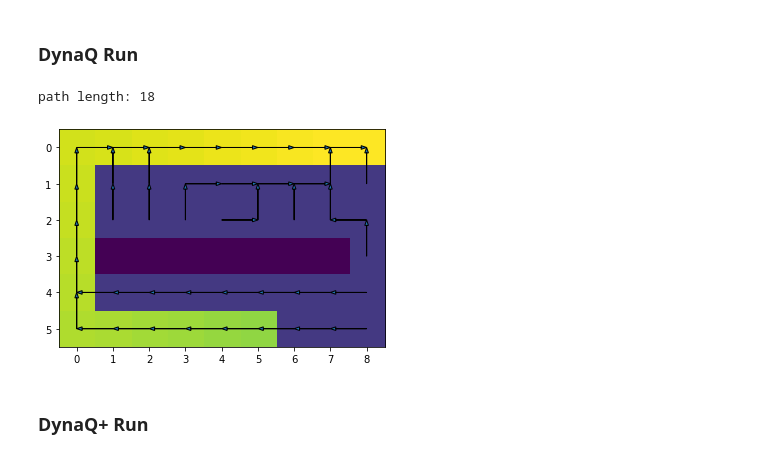
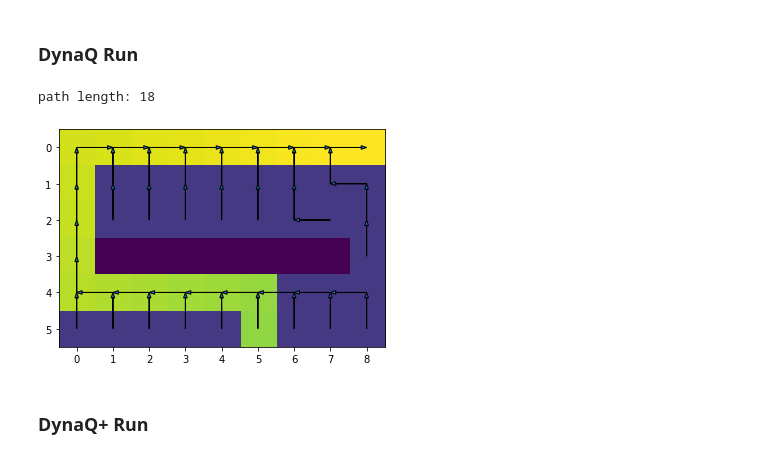
Before and after one commit to MaraTomasek/ML-Notebooks, a Jupyter notebook: Reinforcement_Learning/ch8-tabular.ipynb, the cells around one changed output. Drawn from its saved outputs; the diff is of its cells as text; code cells hidden in the pictures.

Commit message:
removed history recording from prioritized_sweep and double selection of the action inside the classes and the train function

```diff
--- a/Reinforcement_Learning/ch8-tabular.ipynb
+++ b/Reinforcement_Learning/ch8-tabular.ipynb
@@ -96,7 +99,6 @@ class DynaQ:
 
 
     def step(self, S, A):
-
         Sn, R = self.move(S, A)
 
         # Only add to History if it isnt full yet
@@ -117,6 +119,10 @@ class DynaQ:
     def m_update(self, S, A, R, Sn):
         idx         = (S[0], S[1], A)
         self.M[idx] = R, Sn[0], Sn[1]
+
+    def update(self, S, A, R, Sn):
+        self.q_update(S, A, R, Sn)
+        self.m_update(S, A, R, Sn)
 
     def plan(self):
         for step in range(self.plan_steps):
@@ -195,9 +201,9 @@ class DynaQ:
     def create_direction_map_img(self):
         arr_len    = 0.85
         grid       = self.create_best_path_img()
-        directions = [((x, y), np.argmax(self.Q[x, y]))
+        directions = [(S, self.greedy(S))
                       for x in range(self.maze.shapex)
-                      for y in range(self.maze.shapey)]
+                      for y in range(self.maze.shapey) if (S := (x, y))]
 
         for i in directions:
             if i[0] not in self.maze.walls and i[0] != self.maze.goal:
@@ -366,10 +371,11 @@ switch   = episodes // 2
 def train(agent, world):
     agent.reset()
     world.reset_walls()
-    cum_reward = [0]
+    reward_history = []
 
     for episode in range(episodes):
         S = world.start
+        t = 0
 
         if episode == switch:
             world.change(remove=[(3, 8)])
@@ -377,25 +383,26 @@ def train(agent, world):
         while True:
             A     = agent.epsilon_greedy(S)
             Sn, R = agent.step(S, A)
-            agent.q_update(S, A, R, Sn)
-            agent.m_update(S, A, R, Sn)
+            agent.update(S, A, R, Sn)
 
             S = Sn
             agent.plan()
 
-            if agent.done(S):
-                cum_reward.append((cum_reward[-1] + R) / len(cum_reward))
+            t += 1
+            if agent.done(S) or t > 50:
+                reward_history.append((R, t))
                 break
-    return cum_reward[1:]
+
+    return np.array(reward_history)
 # %% [markdown]
 ### DynaQ Run
 # %%
-agent       = DynaQ(world, moves, plan_steps=50, alpha=0.1, epsilon=0.1, gamma=0.95)
-cum_reward1 = train(agent, world)
+agent   = DynaQ(world, moves, plan_steps=50, alpha=0.1, epsilon=0.1, gamma=0.95)
+reward1 = train(agent, world)
 agent.draw_path_and_dir_map();
 # %% [output]
 path length: 18
-[figure, old version]
+[figure, new version]
 # %% [markdown]
 ### DynaQ+ Run
 # %%
```
Also changed, not shown: parts of 9 cells of this notebook.
